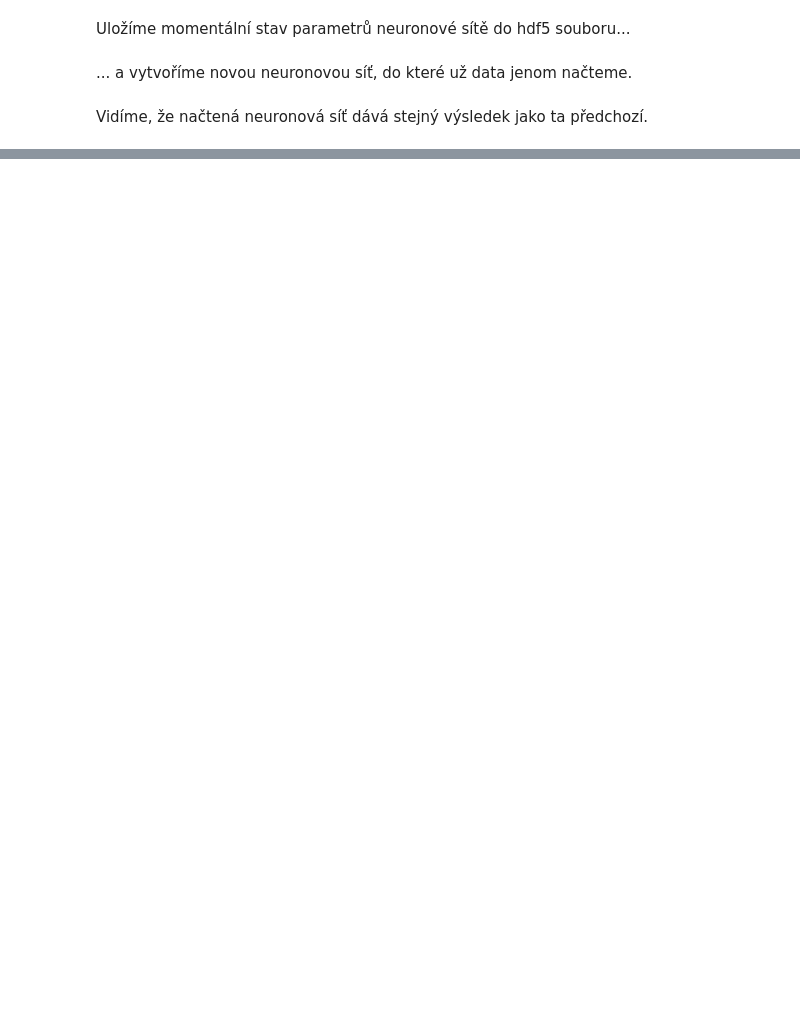
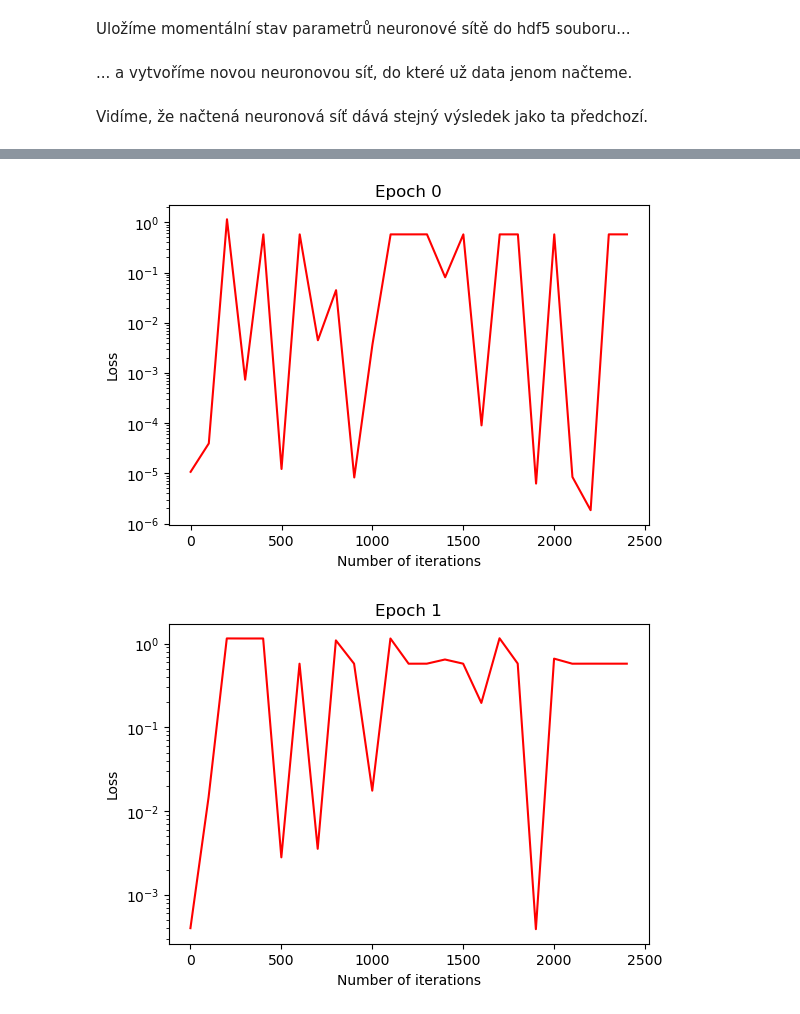
Before and after one commit to ber0328/Projekt, a Jupyter notebook: examples.ipynb, the cells around one changed output, grey strips where cells are left out. Drawn from its saved outputs; the diff is of its cells as text; code cells hidden in the pictures; blank space fills up the shorter version.

```diff
--- a/examples.ipynb
+++ b/examples.ipynb
@@ -89,0 +126,8 @@ vc.plot_output(out)
+# %%
+sec_test_loss = sec_net.test_network()
+# %%
+vc.plot_loss(0, sec_test_loss)
+vc.plot_loss(1, test_loss)
+# %% [output]
+[figure, added]
+[figure, added]
```
Also changed, not shown: parts of 11 cells of this notebook, 2 other files.
